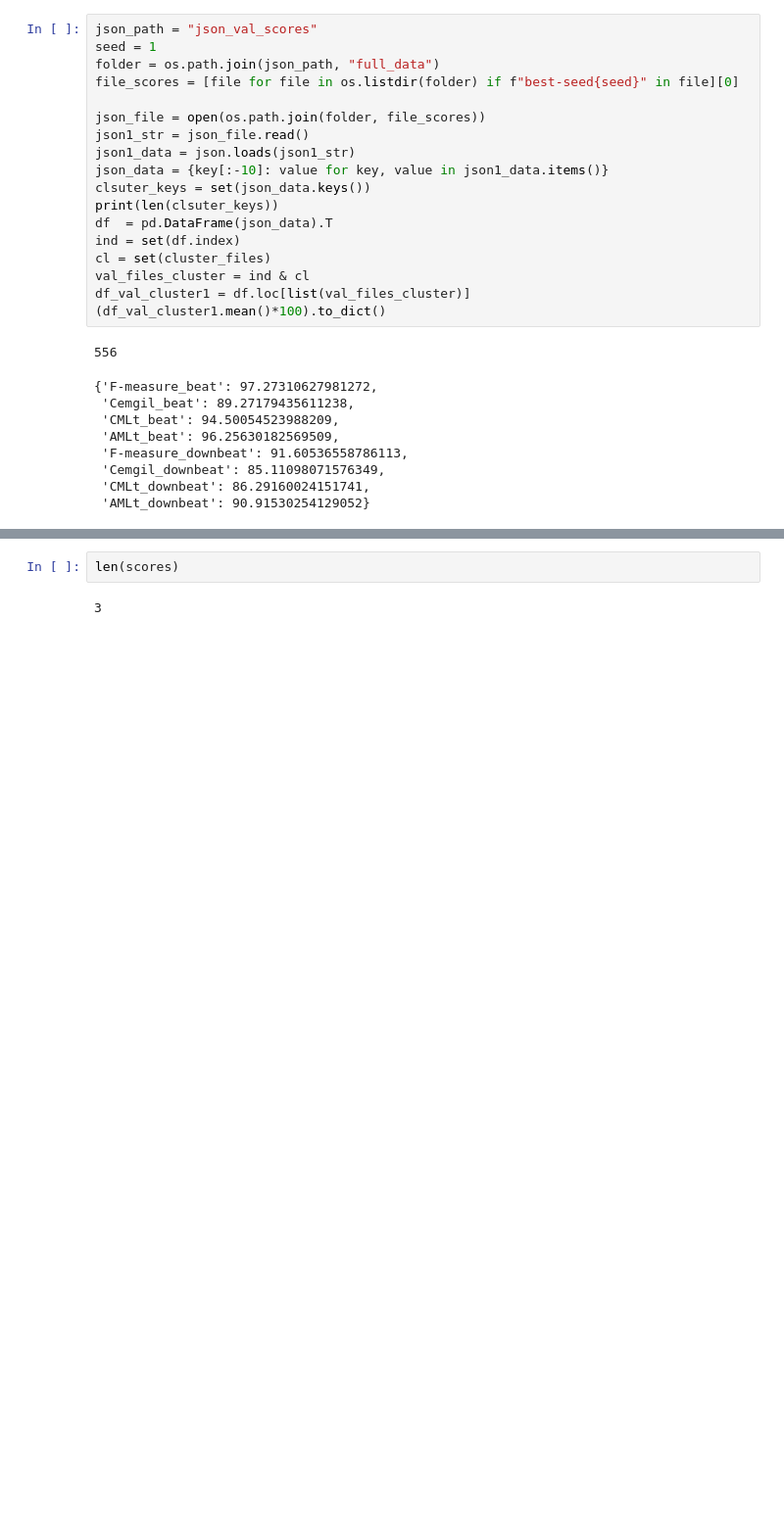
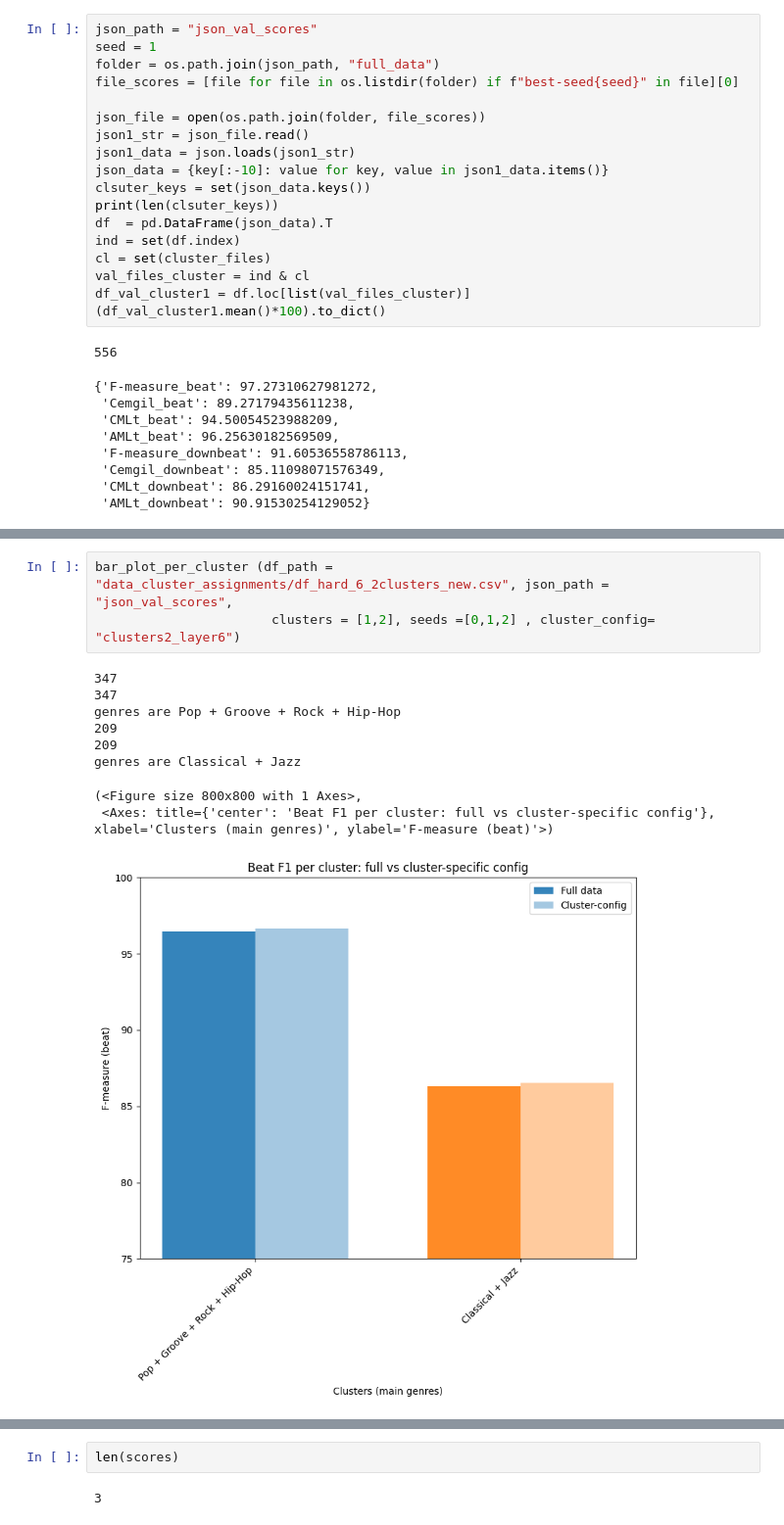
Before and after one commit to PulyaPolya/beat_this, a Jupyter notebook: results_evaluation.ipynb, the cells around one changed output, grey strips where cells are left out. Shown at 98% size. Cells and saved outputs as stored; diff of their text form; blank space fills up the shorter version.

```diff
--- a/results_evaluation.ipynb
+++ b/results_evaluation.ipynb
@@ -421,0 +535,13 @@ def get_restults_per_cluster (json_path,  cluster, seeds, df_path, full= False,
+# %%
+bar_plot_per_cluster (df_path = "data_cluster_assignments/df_hard_6_2clusters_new.csv", json_path =  "json_val_scores",
+                       clusters = [1,2], seeds =[0,1,2] , cluster_config= "clusters2_layer6")
+# %% [output]
+347
+347
+genres are Pop + Groove + Rock + Hip-Hop
+209
+209
+genres are Classical + Jazz
+(<Figure size 800x800 with 1 Axes>,
+ <Axes: title={'center': 'Beat F1 per cluster: full vs cluster-specific config'}, xlabel='Clusters (main genres)', ylabel='F-measure (beat)'>)
+[figure, added]
```
Also changed, not shown: parts of 7 cells of this notebook.
